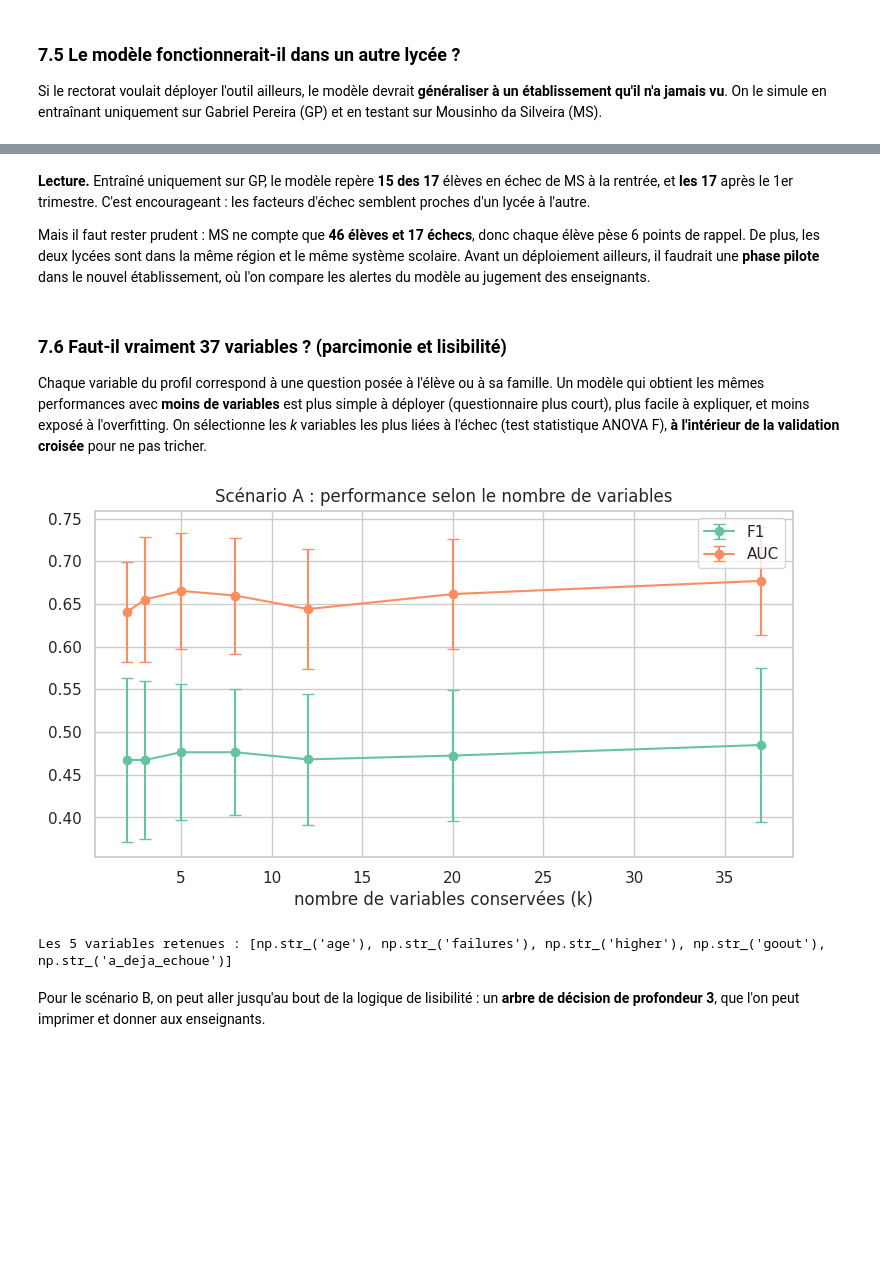
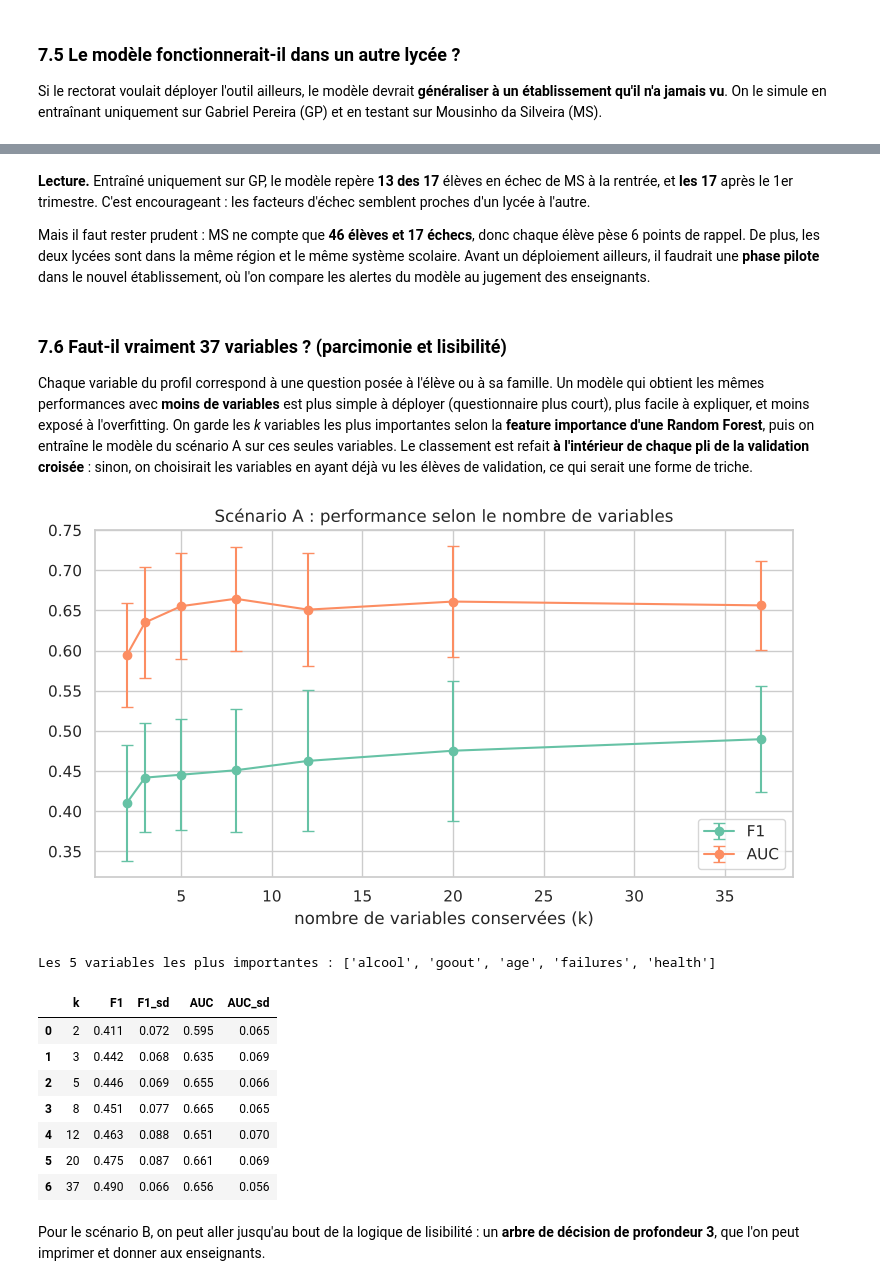
Before and after one commit to celinebuob64/project-ml, a Jupyter notebook: projet_ml_reussite_scolaire.ipynb, the cells around one changed output, grey strips where cells are left out. Saved outputs shown, nothing was run; the diff lists cells and outputs as text; code cells hidden in the pictures; blank space fills up the shorter version.

```diff
--- a/projet_ml_reussite_scolaire.ipynb
+++ b/projet_ml_reussite_scolaire.ipynb
@@ -62,18 +62,18 @@ from sklearn.preprocessing import StandardScaler, OneHotEncoder
 from sklearn.compose import ColumnTransformer
 from sklearn.pipeline import Pipeline
 from sklearn.dummy import DummyClassifier
-from sklearn.linear_model import LogisticRegression
+from sklearn.svm import SVC
+from sklearn.naive_bayes import GaussianNB
 from sklearn.tree import DecisionTreeClassifier
 from sklearn.ensemble import RandomForestClassifier, GradientBoostingClassifier
 from sklearn.decomposition import PCA
 from sklearn.cluster import KMeans
 from sklearn.metrics import (classification_report, ConfusionMatrixDisplay, RocCurveDisplay,
                              recall_score, precision_score, f1_score, roc_auc_score)
-from sklearn.inspection import permutation_importance
 
 sns.set_theme(style="whitegrid", palette="Set2")
 SEED = 42
-df = pd.read_csv("data/student-mat.csv", sep=";")
+df = pd.read_csv("student-mat.csv", sep=";")
 print(df.shape)
 df.head()
 # %% [output]
@@ -294,11 +297,13 @@ On compare des modèles de complexité croissante, chacun pour une raison préci
 `class_weight="balanced"` donne plus de poids aux élèves en échec (minoritaires) pendant l'apprentissage, ce qui va dans le sens de notre objectif de rappel.
 # %%
-def pipe_lr(**kw):
-    return Pipeline([("sc", StandardScaler()), ("clf", LogisticRegression(max_iter=2000, class_weight="balanced", **kw))])
+def pipe_svm(**kw):
+    # le SVM est sensible à l'échelle des variables : on les standardise d'abord
+    return Pipeline([("sc", StandardScaler()), ("clf", SVC(class_weight="balanced", **kw))])
 
 MODELES = {
     "Dummy": DummyClassifier(strategy="most_frequent"),
-    "Régression logistique": pipe_lr(),
+    "Naive Bayes": GaussianNB(),
+    "SVM": pipe_svm(),
     "Arbre de décision": DecisionTreeClassifier(class_weight="balanced", random_state=SEED),
     "Random Forest": RandomForestClassifier(300, class_weight="balanced", random_state=SEED, n_jobs=-1),
     "Gradient Boosting": GradientBoostingClassifier(random_state=SEED),
@@ -792,30 +815,41 @@ GP : 349 élèves (32% d'échecs) | MS : 46 élèves (37% d'échecs)
 | 1 | B (+G1) | 1.00 | 0.74 | 0.85 | 17 / 17 |
 # %% [markdown]
-**Lecture.** Entraîné uniquement sur GP, le modèle repère **15 des 17** élèves en échec de MS à la rentrée, et **les 17** après le 1er trimestre. C'est encourageant : les facteurs d'échec semblent proches d'un lycée à l'autre.
+**Lecture.** Entraîné uniquement sur GP, le modèle repère **13 des 17** élèves en échec de MS à la rentrée, et **les 17** après le 1er trimestre. C'est encourageant : les facteurs d'échec semblent proches d'un lycée à l'autre.
 
 Mais il faut rester prudent : MS ne compte que **46 élèves et 17 échecs**, donc chaque élève pèse 6 points de rappel. De plus, les deux lycées sont dans la même région et le même système scolaire. Avant un déploiement ailleurs, il faudrait une **phase pilote** dans le nouvel établissement, où l'on compare les alertes du modèle au jugement des enseignants.
 # %% [markdown]
 ### 7.6 Faut-il vraiment 37 variables ? (parcimonie et lisibilité)
 
-Chaque variable du profil correspond à une question posée à l'élève ou à sa famille. Un modèle qui obtient les mêmes performances avec **moins de variables** est plus simple à déployer (questionnaire plus court), plus facile à expliquer, et moins exposé à l'overfitting. On sélectionne les *k* variables les plus liées à l'échec (test statistique ANOVA F), **à l'intérieur de la validation croisée** pour ne pas tricher.
+Chaque variable du profil correspond à une question posée à l'élève ou à sa famille. Un modèle qui obtient les mêmes performances avec **moins de variables** est plus simple à déployer (questionnaire plus court), plus facile à expliquer, et moins exposé à l'overfitting. On garde les *k* variables les plus importantes selon la **feature importance d'une Random Forest**, puis on entraîne le modèle du scénario A sur ces seules variables. Le classement est refait **à l'intérieur de chaque pli de la validation croisée** : sinon, on choisirait les variables en ayant déjà vu les élèves de validation, ce qui serait une forme de triche.
 # %%
-C_A = modele_A.get_params().get("clf__C", 1.0) if hasattr(modele_A, "named_steps") else 0.1
 ks, par = [2, 3, 5, 8, 12, 20, len(profil)], []
 for k in ks:
-    p = Pipeline([("sc", StandardScaler()), ("k", SelectKBest(f_classif, k=k)),
-                  ("clf", LogisticRegression(C=C_A, class_weight="balanced", max_iter=2000))])
-    f, fs = cv_score(p, X_tr[profil], y_tr); a, as_ = cv_score(p, X_tr[profil], y_tr, "roc_auc")
-    par.append({"k": k, "F1": f, "F1_sd": fs, "AUC": a, "AUC_sd": as_})
+    # à chaque pli, une Random Forest classe les variables par importance et on ne garde que les k premières
+    selecteur = SelectFromModel(RandomForestClassifier(100, random_state=SEED, n_jobs=-1), max_features=k, threshold=-np.inf)
+    p = Pipeline([("k", selecteur), ("clf", clone(modele_A))])
+    r = cross_validate(p, X_tr[profil], y_tr, cv=rcv, scoring={"F1": "f1", "AUC": "roc_auc"})
+    par.append({"k": k, "F1": r["test_F1"].mean(), "F1_sd": r["test_F1"].std(),
+                "AUC": r["test_AUC"].mean(), "AUC_sd": r["test_AUC"].std()})
 par = pd.DataFrame(par)
 plt.figure(figsize=(9, 4.5))
 for met in ["F1", "AUC"]:
     plt.errorbar(par.k, par[met], yerr=par[met + "_sd"], marker="o", capsize=4, label=met)
 plt.xlabel("nombre de variables conservées (k)"); plt.title("Scénario A : performance selon le nombre de variables"); plt.legend(); plt.show()
-sel = SelectKBest(f_classif, k=5).fit(X_tr[profil], y_tr)
-print("Les 5 variables retenues :", list(np.array(profil)[sel.get_support()]))
+rf_sel = RandomForestClassifier(100, random_state=SEED, n_jobs=-1).fit(X_tr[profil], y_tr)
+top5 = pd.Series(rf_sel.feature_importances_, index=profil).sort_values(ascending=False).head(5)
+print("Les 5 variables les plus importantes :", list(top5.index))
+par.round(3)
 # %% [output]
-[figure, old version]
+[figure, new version]
-Les 5 variables retenues : [np.str_('age'), np.str_('failures'), np.str_('higher'), np.str_('goout'), np.str_('a_deja_echoue')]
+Les 5 variables les plus importantes : ['alcool', 'goout', 'age', 'failures', 'health']
+|  | k | F1 | F1_sd | AUC | AUC_sd |
+| 0 | 2 | 0.411 | 0.072 | 0.595 | 0.065 |
+| 1 | 3 | 0.442 | 0.068 | 0.635 | 0.069 |
+| 2 | 5 | 0.446 | 0.069 | 0.655 | 0.066 |
+| 3 | 8 | 0.451 | 0.077 | 0.665 | 0.065 |
+| 4 | 12 | 0.463 | 0.088 | 0.651 | 0.070 |
+| 5 | 20 | 0.475 | 0.087 | 0.661 | 0.069 |
+| 6 | 37 | 0.490 | 0.066 | 0.656 | 0.056 |
 # %% [markdown]
 Pour le scénario B, on peut aller jusqu'au bout de la logique de lisibilité : un **arbre de décision de profondeur 3**, que l'on peut imprimer et donner aux enseignants.
 # %%
```
Also changed, not shown: parts of 35 cells of this notebook.
